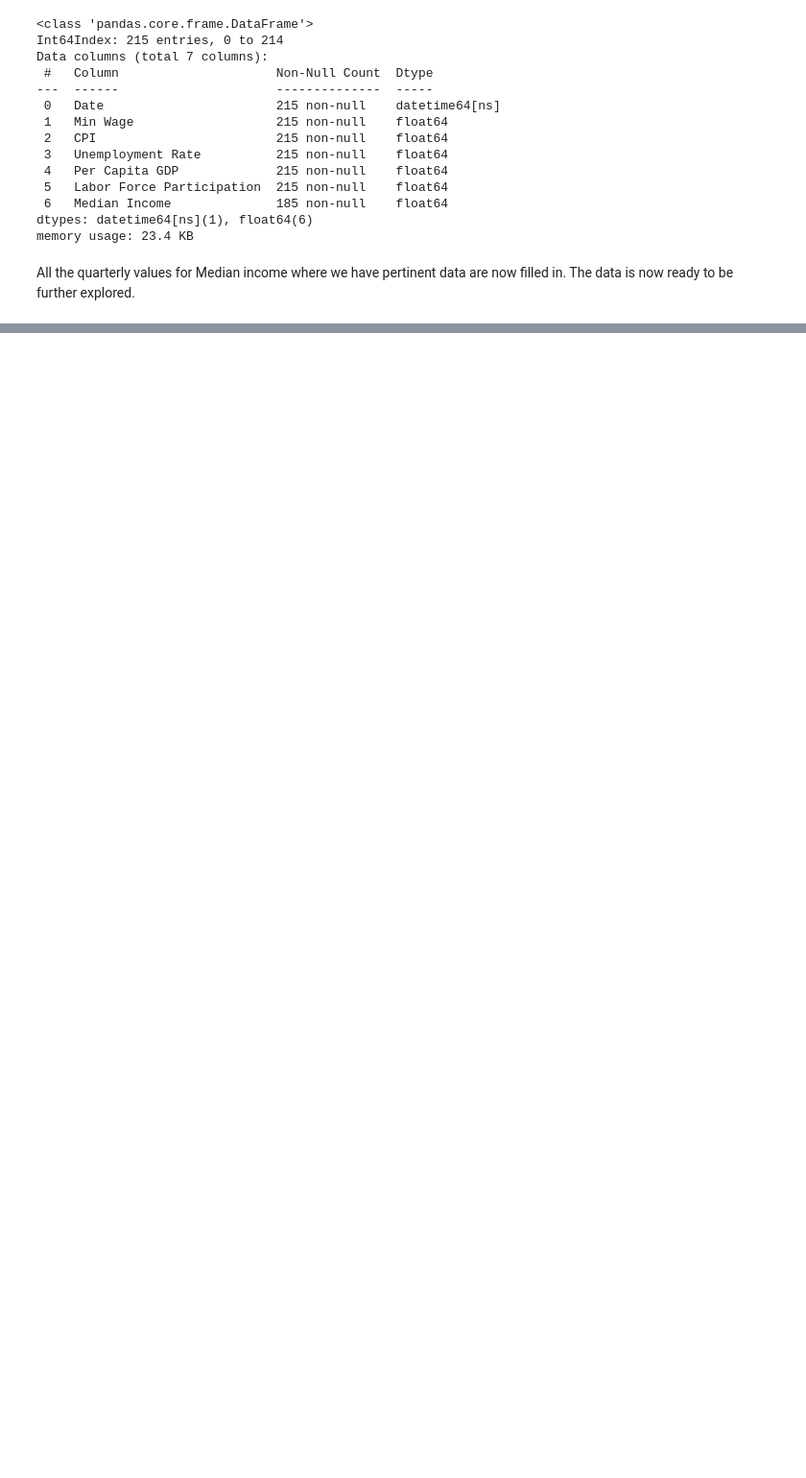
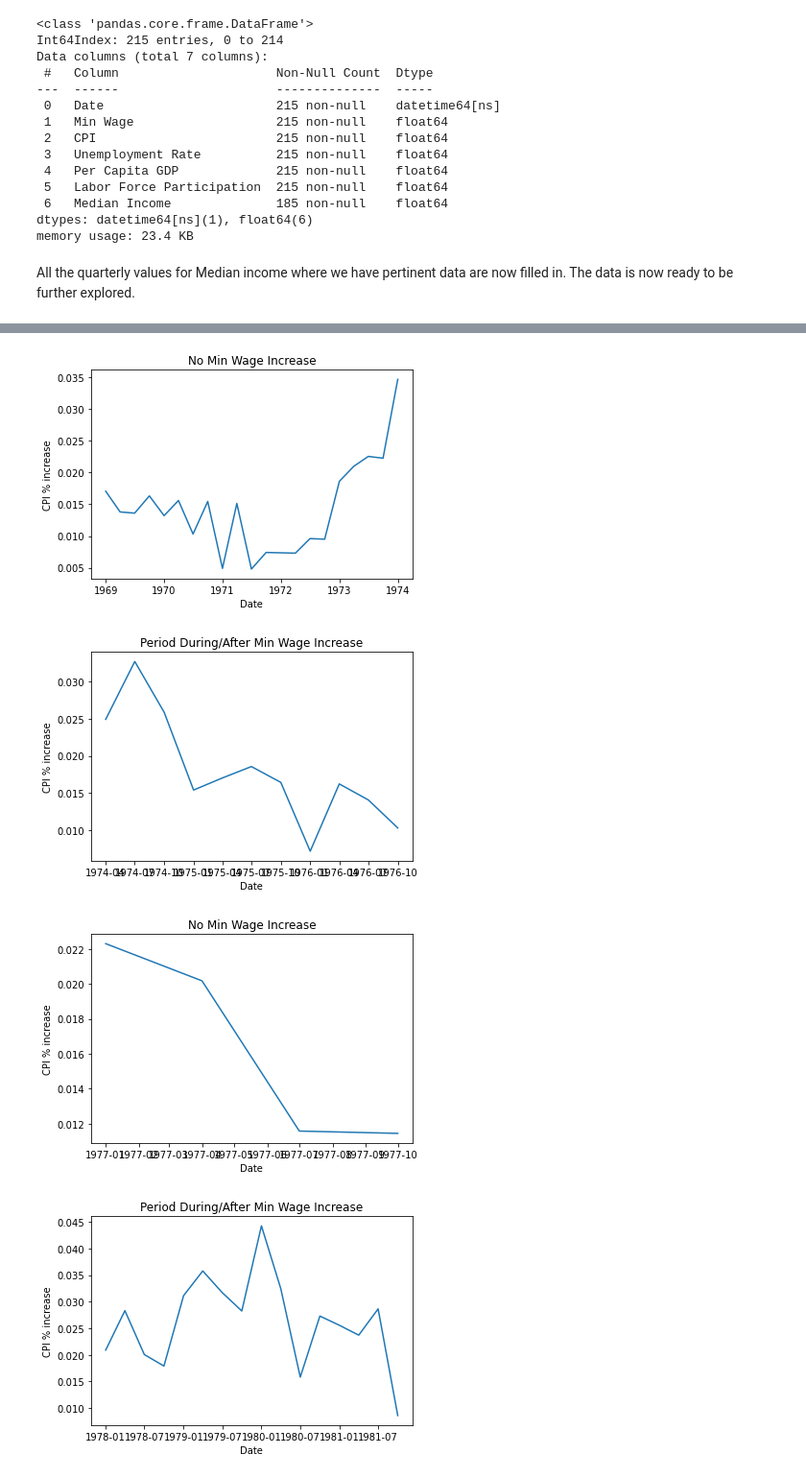
Before and after one commit to drewc77/Capstone-3, a Jupyter notebook: Capstone 3 Notebook.ipynb, the cells around one changed output, grey strips where cells are left out. Shown at 96% size. Cells and saved outputs as stored; diff of their text form; code cells hidden in the pictures; blank space fills up the shorter version.

```diff
--- a/Capstone 3 Notebook.ipynb
+++ b/Capstone 3 Notebook.ipynb
@@ -258,0 +467,18 @@ All the quarterly values for Median income where we have pertinent data are now
+# %%
+num = 0
+
+for item in df_list:
+    num += 1
+    plt.plot(item['Date'], item['CPI % increase'])
+    plt.xlabel('Date')
+    plt.ylabel('CPI % increase')
+    if num % 2 == 0:
+        plt.title('Period During/After Min Wage Increase')
+    else:
+        plt.title('No Min Wage Increase')
+    plt.show()
+# %% [output]
+[figure, added]
+[figure, added]
+[figure, added]
+[figure, added]
```
Also changed, not shown: parts of 35 cells of this notebook.
